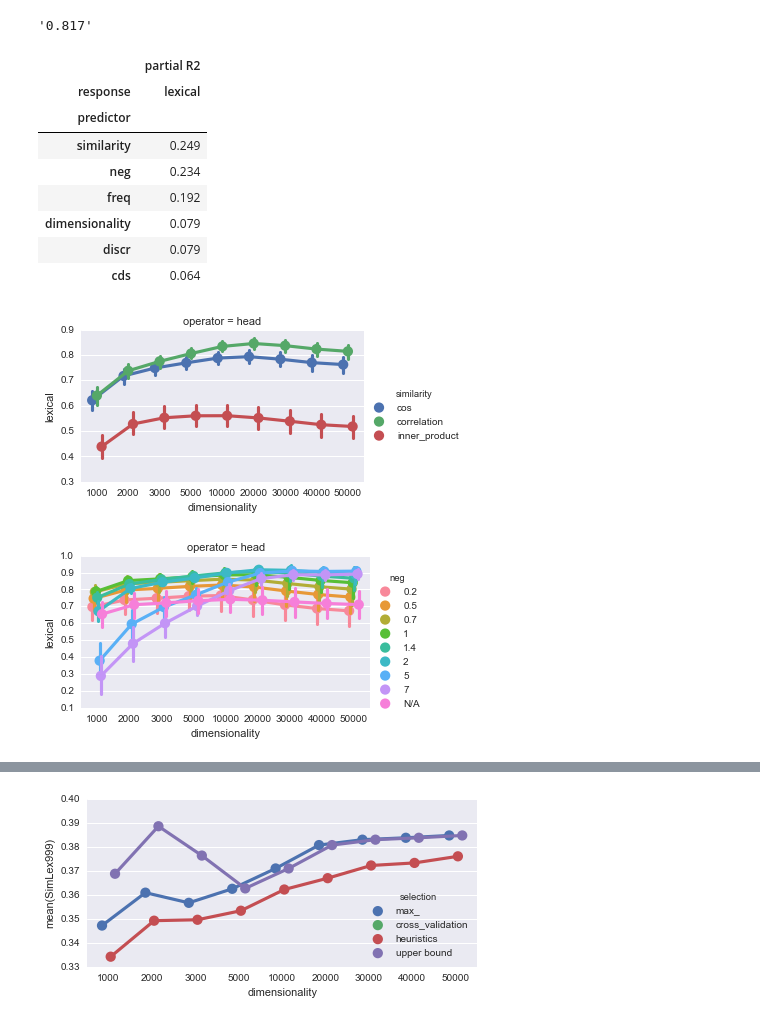
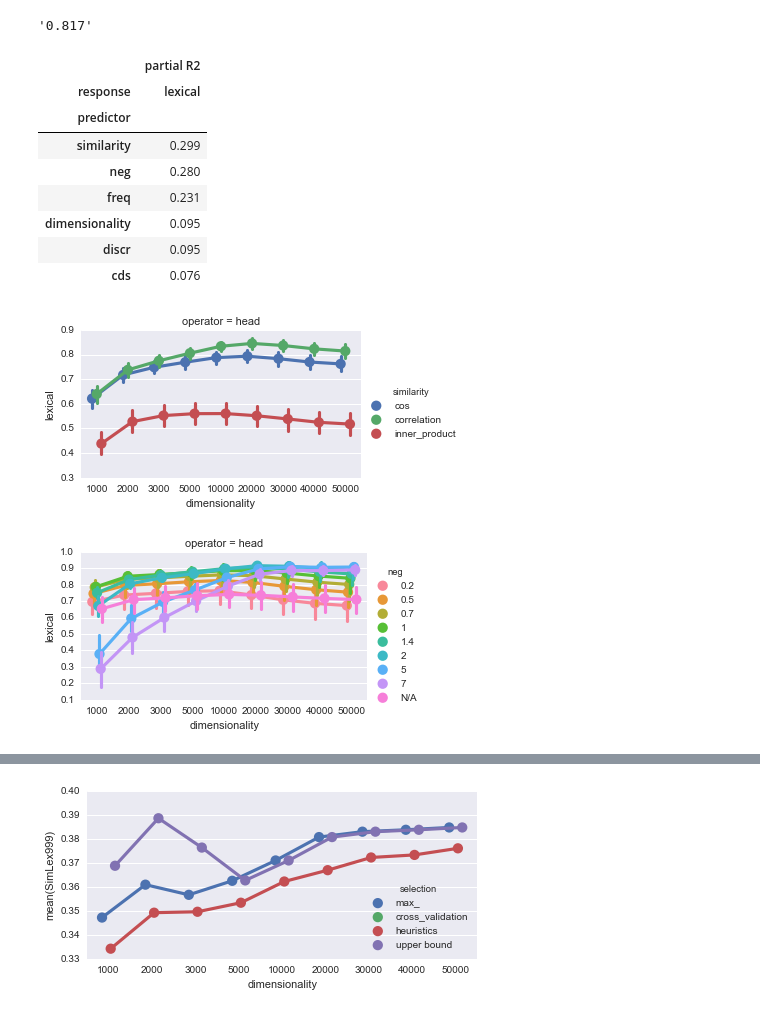
Before and after one commit to dimazest/thesis, a Jupyter notebook: supplement/parameter-selection.ipynb, the cells around one changed output, grey strips where cells are left out. Drawn from its saved outputs; the diff is of its cells as text; code cells hidden in the pictures.

```diff
--- a/supplement/parameter-selection.ipynb
+++ b/supplement/parameter-selection.ipynb
@@ -619,25 +505,25 @@ f.savefig('figures/lexical-results-men.pdf')
 # %%
 feature_ablation_lexical = t.calculate_feature_ablation(
     responses=(
         'lexical',
     ),
     predictors=parameters,
-    data=lexical,
+    data=results,
 )
 
 feature_ablation_lexical.sort_values(('partial R2', 'lexical'), ascending=False, inplace=True)
 
 feature_ablation_lexical.round(3)
 # %% [output]
 |  | partial R2 |
 | response | lexical |
 | predictor |  |
-| similarity | 0.249 |
-| neg | 0.234 |
-| freq | 0.192 |
-| dimensionality | 0.079 |
-| discr | 0.079 |
-| cds | 0.064 |
+| similarity | 0.299 |
+| neg | 0.280 |
+| freq | 0.231 |
+| dimensionality | 0.095 |
+| discr | 0.095 |
+| cds | 0.076 |
 # %%
 _ = feature_ablation_lexical.copy()
 _.columns.names = ['', '']
@@ -651,7 +537,7 @@ heuristics_selection_collection_lexical = {}
 # %%
 t.plot_interaction(results['max'], feature_ablation_lexical.index[0], 'lexical')
 # %% [output]
-[figure, old version]
+[figure, new version]
 # %%
 assert feature_ablation_lexical.index[0] == 'similarity'
 
@@ -663,7 +549,7 @@ heuristics_selection_collection_lexical[0] = r.loc[
 # %%
 t.plot_interaction(heuristics_selection_collection_lexical[0], feature_ablation_lexical.index[1], 'lexical')
 # %% [output]
-[figure, old version]
+[figure, new version]
 # %%
 assert feature_ablation_lexical.index[1] == 'neg'
 
```
Also changed, not shown: parts of 54 cells of this notebook, 20 other files.
